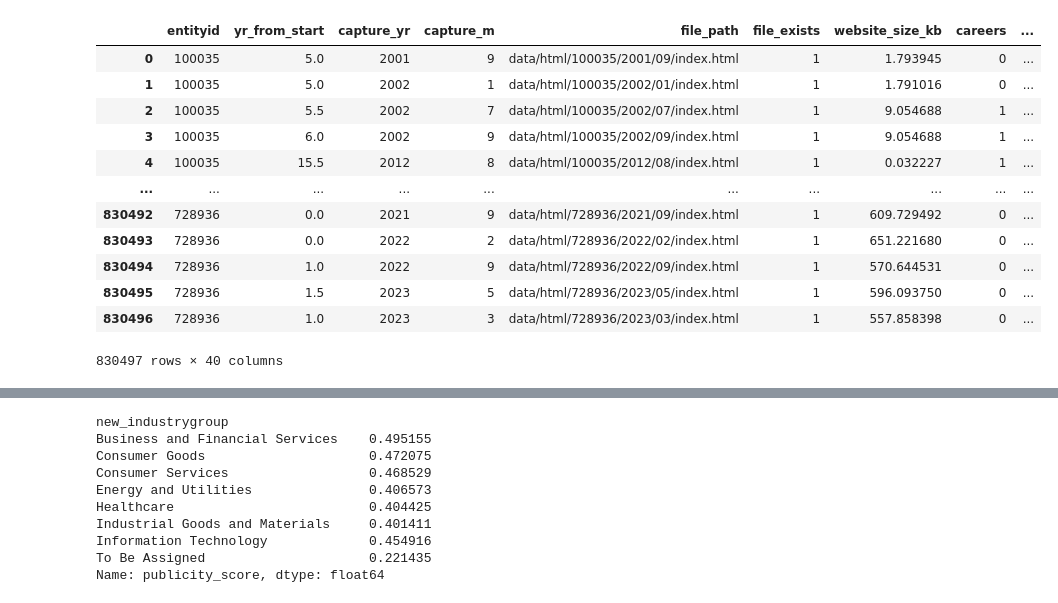
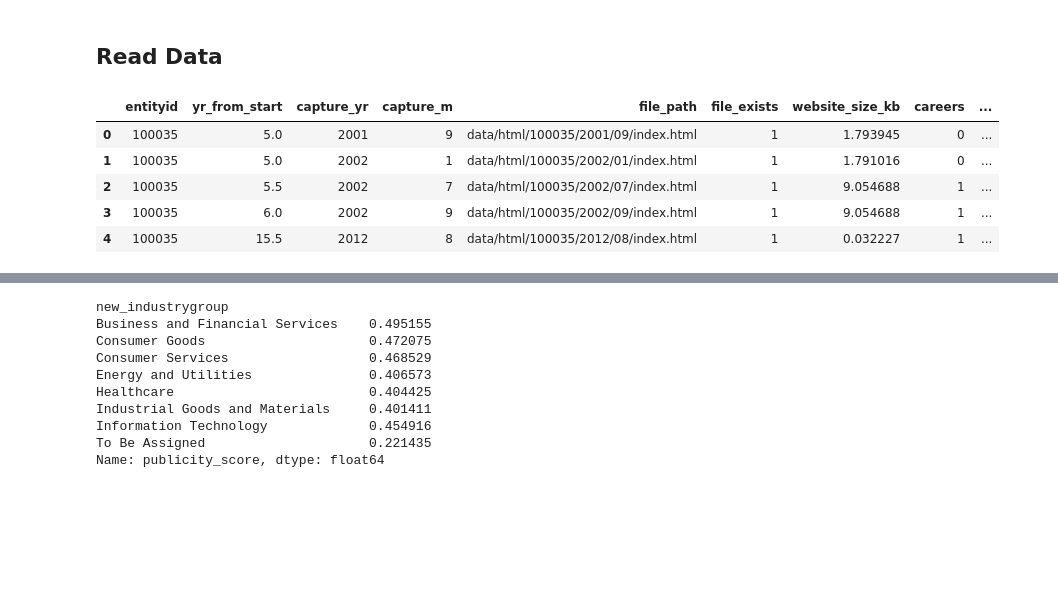
Before and after one commit to charlesmiele/predicting-identifying-startup-failure, a Jupyter notebook: analysis/Regressions.ipynb, the cells around one changed output, grey strips where cells are left out. Drawn from its saved outputs; the diff is of its cells as text; code cells hidden in the pictures; blank space fills up the shorter version.

```diff
--- a/analysis/Regressions.ipynb
+++ b/analysis/Regressions.ipynb
@@ -5,20 +6,15 @@ import matplotlib.pyplot as plt
 pd.set_option('max_columns', 200)
 plt.style.use('ggplot')
+# %% [markdown]
+## Read Data
 # %%
 html = pd.read_csv('../data/4_final_webpage_metadata.csv')
 # %%
-html
+html.head()
 # %% [output]
 |  | entityid | yr_from_start | capture_yr | capture_m | file_path | file_exists | website_size_kb | careers | ... |
 | 0 | 100035 | 5.0 | 2001 | 9 | data/html/100035/2001/09/index.html | 1 | 1.793945 | 0 | ... |
 | 1 | 100035 | 5.0 | 2002 | 1 | data/html/100035/2002/01/index.html | 1 | 1.791016 | 0 | ... |
 | 2 | 100035 | 5.5 | 2002 | 7 | data/html/100035/2002/07/index.html | 1 | 9.054688 | 1 | ... |
 | 3 | 100035 | 6.0 | 2002 | 9 | data/html/100035/2002/09/index.html | 1 | 9.054688 | 1 | ... |
 | 4 | 100035 | 15.5 | 2012 | 8 | data/html/100035/2012/08/index.html | 1 | 0.032227 | 1 | ... |
-| ... | ... | ... | ... | ... | ... | ... | ... | ... | ... |
-| 830492 | 728936 | 0.0 | 2021 | 9 | data/html/728936/2021/09/index.html | 1 | 609.729492 | 0 | ... |
-| 830493 | 728936 | 0.0 | 2022 | 2 | data/html/728936/2022/02/index.html | 1 | 651.221680 | 0 | ... |
-| 830494 | 728936 | 1.0 | 2022 | 9 | data/html/728936/2022/09/index.html | 1 | 570.644531 | 0 | ... |
-| 830495 | 728936 | 1.5 | 2023 | 5 | data/html/728936/2023/05/index.html | 1 | 596.093750 | 0 | ... |
-| 830496 | 728936 | 1.0 | 2023 | 3 | data/html/728936/2023/03/index.html | 1 | 557.858398 | 0 | ... |
-830497 rows × 40 columns
```
Also changed, not shown: parts of 20 cells of this notebook, 1 other file.
